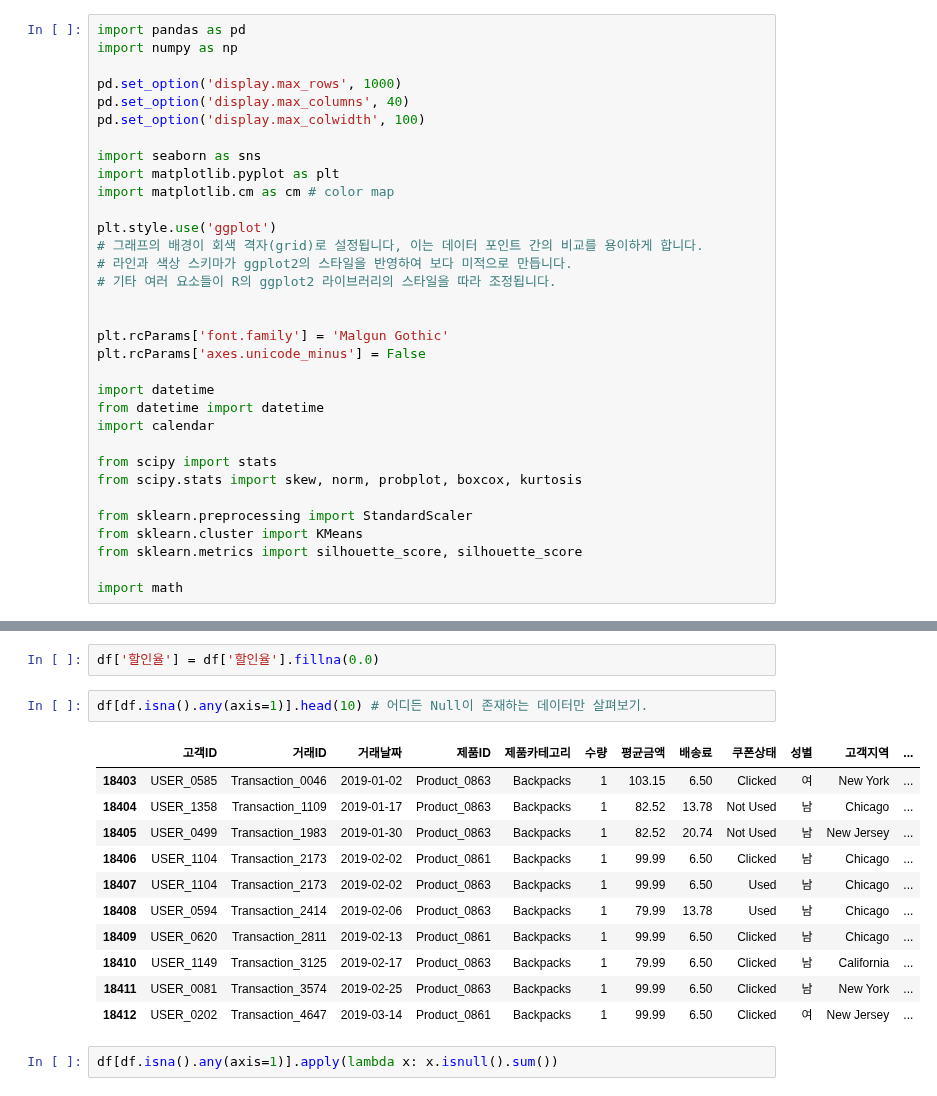
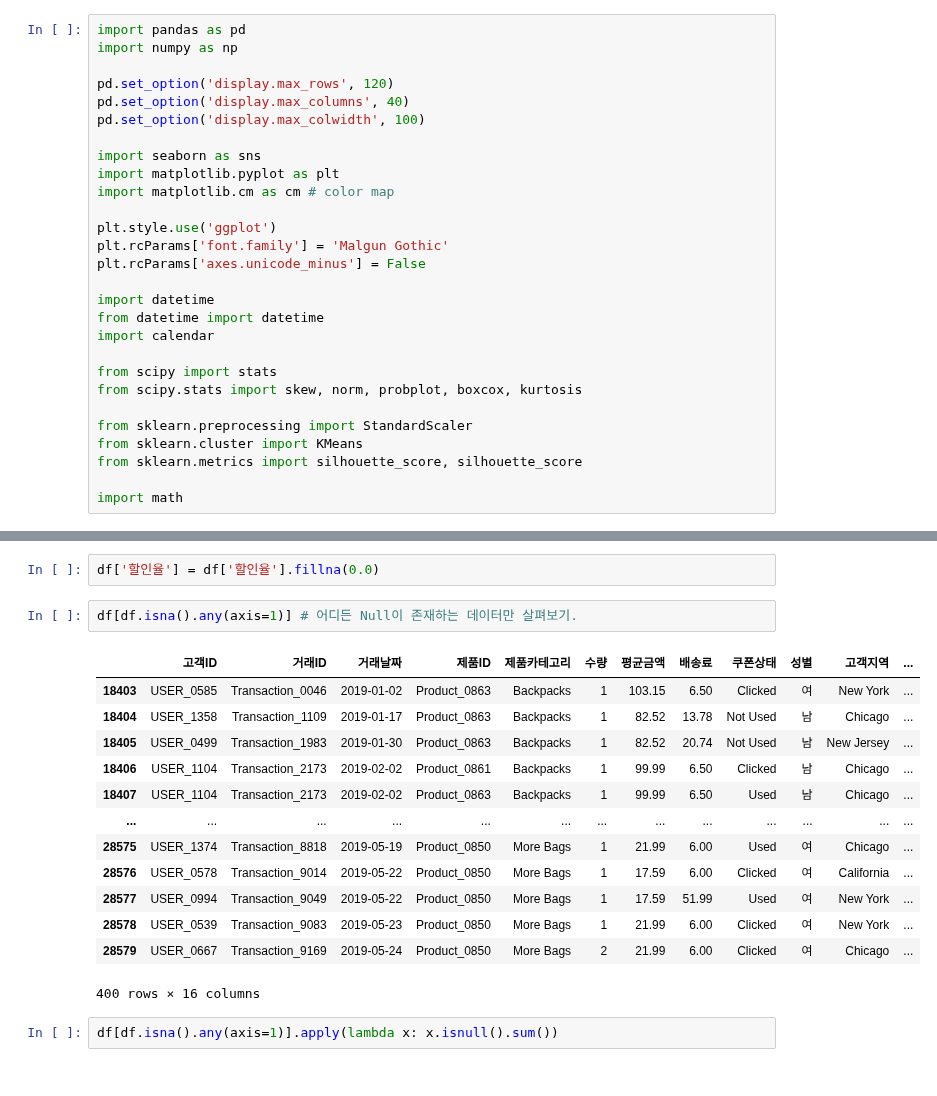
Before and after one commit to tiod0611/practice_language, a Jupyter notebook: python/데이터분석/ecommerce/훈태박사_공유코드.ipynb, the cells around one changed output, grey strips where cells are left out. Saved outputs shown, nothing was run; the diff lists cells and outputs as text.

```diff
--- a/python/데이터분석/ecommerce/훈태박사_공유코드.ipynb
+++ b/python/데이터분석/ecommerce/훈태박사_공유코드.ipynb
@@ -6,7 +6,7 @@
 import pandas as pd
 import numpy as np
 
-pd.set_option('display.max_rows', 1000)
+pd.set_option('display.max_rows', 120)
 pd.set_option('display.max_columns', 40)
 pd.set_option('display.max_colwidth', 100)
 
@@ -15,11 +15,6 @@ import matplotlib.pyplot as plt
 import matplotlib.cm as cm # color map
 
 plt.style.use('ggplot')
-# 그래프의 배경이 회색 격자(grid)로 설정됩니다, 이는 데이터 포인트 간의 비교를 용이하게 합니다.
-# 라인과 색상 스키마가 ggplot2의 스타일을 반영하여 보다 미적으로 만듭니다.
-# 기타 여러 요소들이 R의 ggplot2 라이브러리의 스타일을 따라 조정됩니다.
-
-
 plt.rcParams['font.family'] = 'Malgun Gothic'
 plt.rcParams['axes.unicode_minus'] = False
 
@@ -379,19 +378,21 @@ See the caveats in the documentation: https://pandas.pydata.org/pandas-docs/stab
 # %%
 df['할인율'] = df['할인율'].fillna(0.0)
 # %%
-df[df.isna().any(axis=1)].head(10) # 어디든 Null이 존재하는 데이터만 살펴보기.
+df[df.isna().any(axis=1)] # 어디든 Null이 존재하는 데이터만 살펴보기.
 # %% [output]
 |  | 고객ID | 거래ID | 거래날짜 | 제품ID | 제품카테고리 | 수량 | 평균금액 | 배송료 | 쿠폰상태 | 성별 | 고객지역 | ... |
 | 18403 | USER_0585 | Transaction_0046 | 2019-01-02 | Product_0863 | Backpacks | 1 | 103.15 | 6.50 | Clicked | 여 | New York | ... |
 | 18404 | USER_1358 | Transaction_1109 | 2019-01-17 | Product_0863 | Backpacks | 1 | 82.52 | 13.78 | Not Used | 남 | Chicago | ... |
 | 18405 | USER_0499 | Transaction_1983 | 2019-01-30 | Product_0863 | Backpacks | 1 | 82.52 | 20.74 | Not Used | 남 | New Jersey | ... |
 | 18406 | USER_1104 | Transaction_2173 | 2019-02-02 | Product_0861 | Backpacks | 1 | 99.99 | 6.50 | Clicked | 남 | Chicago | ... |
 | 18407 | USER_1104 | Transaction_2173 | 2019-02-02 | Product_0863 | Backpacks | 1 | 99.99 | 6.50 | Used | 남 | Chicago | ... |
-| 18408 | USER_0594 | Transaction_2414 | 2019-02-06 | Product_0863 | Backpacks | 1 | 79.99 | 13.78 | Used | 남 | Chicago | ... |
-| 18409 | USER_0620 | Transaction_2811 | 2019-02-13 | Product_0861 | Backpacks | 1 | 99.99 | 6.50 | Clicked | 남 | Chicago | ... |
-| 18410 | USER_1149 | Transaction_3125 | 2019-02-17 | Product_0863 | Backpacks | 1 | 79.99 | 6.50 | Clicked | 남 | California | ... |
-| 18411 | USER_0081 | Transaction_3574 | 2019-02-25 | Product_0863 | Backpacks | 1 | 99.99 | 6.50 | Clicked | 남 | New York | ... |
-| 18412 | USER_0202 | Transaction_4647 | 2019-03-14 | Product_0861 | Backpacks | 1 | 99.99 | 6.50 | Clicked | 여 | New Jersey | ... |
+| ... | ... | ... | ... | ... | ... | ... | ... | ... | ... | ... | ... | ... |
+| 28575 | USER_1374 | Transaction_8818 | 2019-05-19 | Product_0850 | More Bags | 1 | 21.99 | 6.00 | Used | 여 | Chicago | ... |
+| 28576 | USER_0578 | Transaction_9014 | 2019-05-22 | Product_0850 | More Bags | 1 | 17.59 | 6.00 | Clicked | 여 | California | ... |
+| 28577 | USER_0994 | Transaction_9049 | 2019-05-22 | Product_0850 | More Bags | 1 | 17.59 | 51.99 | Used | 여 | New York | ... |
+| 28578 | USER_0539 | Transaction_9083 | 2019-05-23 | Product_0850 | More Bags | 1 | 21.99 | 6.00 | Clicked | 여 | New York | ... |
+| 28579 | USER_0667 | Transaction_9169 | 2019-05-24 | Product_0850 | More Bags | 2 | 21.99 | 6.00 | Clicked | 여 | Chicago | ... |
+400 rows × 16 columns
 # %%
 df[df.isna().any(axis=1)].apply(lambda x: x.isnull().sum())
 # %% [output]
```
Also changed, not shown: parts of 20 cells of this notebook.
